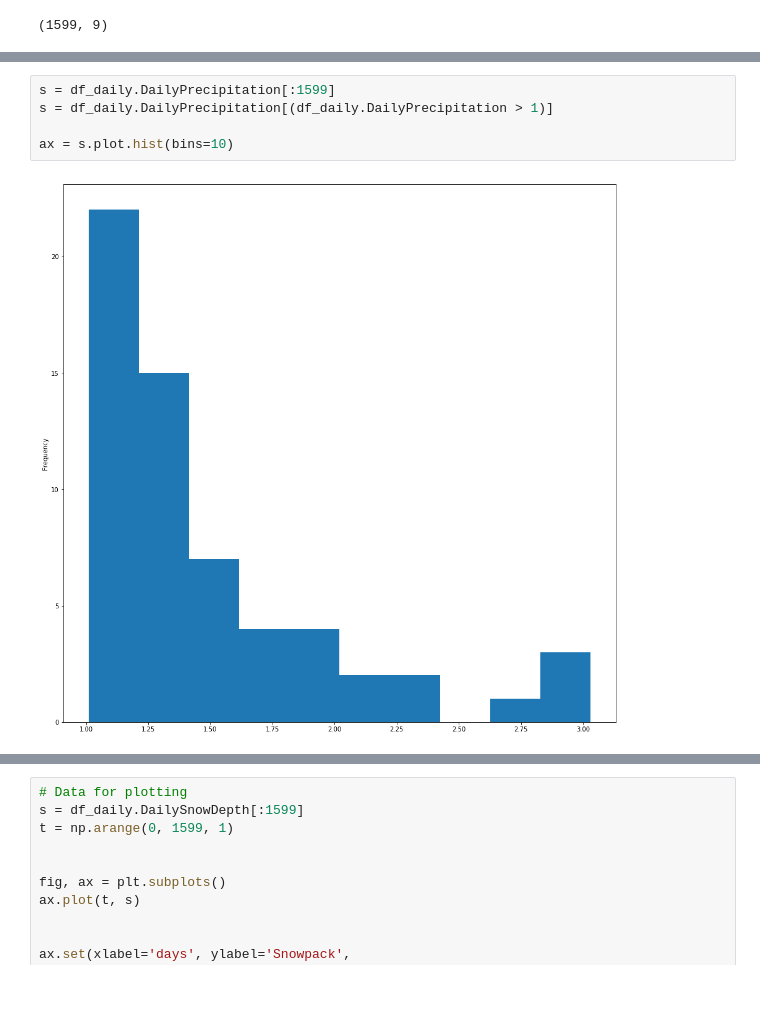
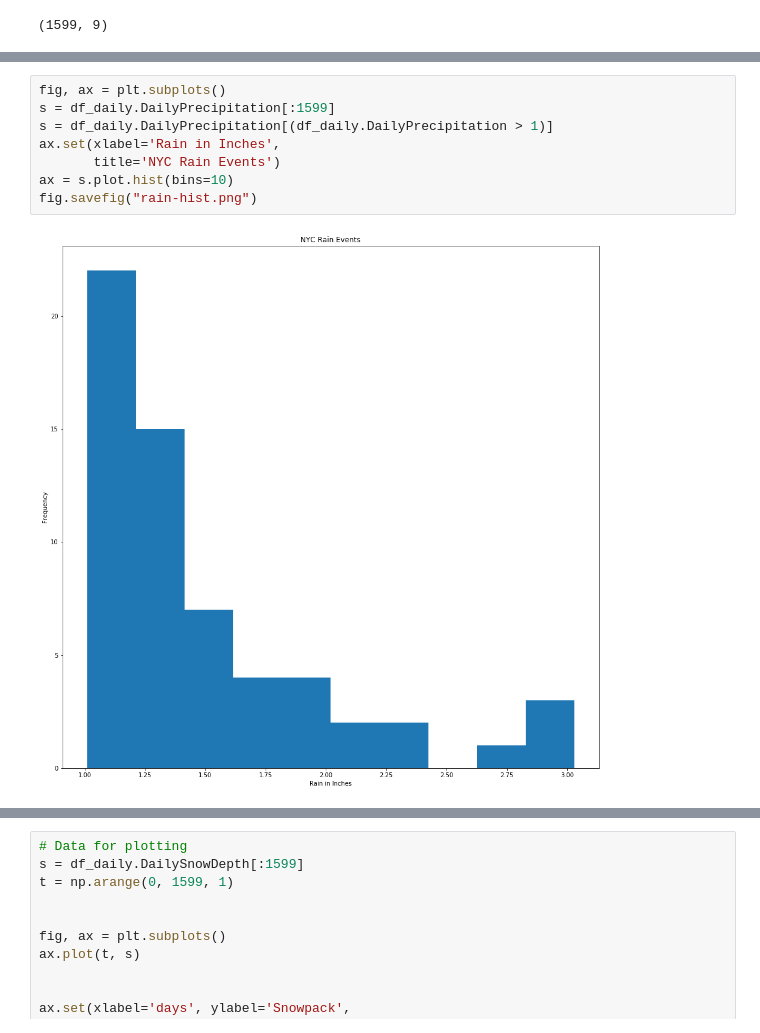
Before and after one commit to DThompson55/CourseraAdvancedDataScienceCapstone, a Jupyter notebook: Visualize_Weather.ipynb, the cells around one changed output, grey strips where cells are left out. Drawn from its saved outputs; the diff is of its cells as text; blank space fills up the shorter version.

```diff
--- a/Visualize_Weather.ipynb
+++ b/Visualize_Weather.ipynb
@@ -49,11 +49,14 @@ plt.show()
 # %% [output]
 [figure]
 # %%
+fig, ax = plt.subplots()
 s = df_daily.DailyPrecipitation[:1599]
 s = df_daily.DailyPrecipitation[(df_daily.DailyPrecipitation > 1)]
-
+ax.set(xlabel='Rain in Inches',
+       title='NYC Rain Events')
 ax = s.plot.hist(bins=10)
+fig.savefig("rain-hist.png")
 # %% [output]
-[figure, old version]
+[figure, new version]
 # %%
 # Data for plotting
```
Also changed, not shown: parts of 10 cells of this notebook, 8 other files.
